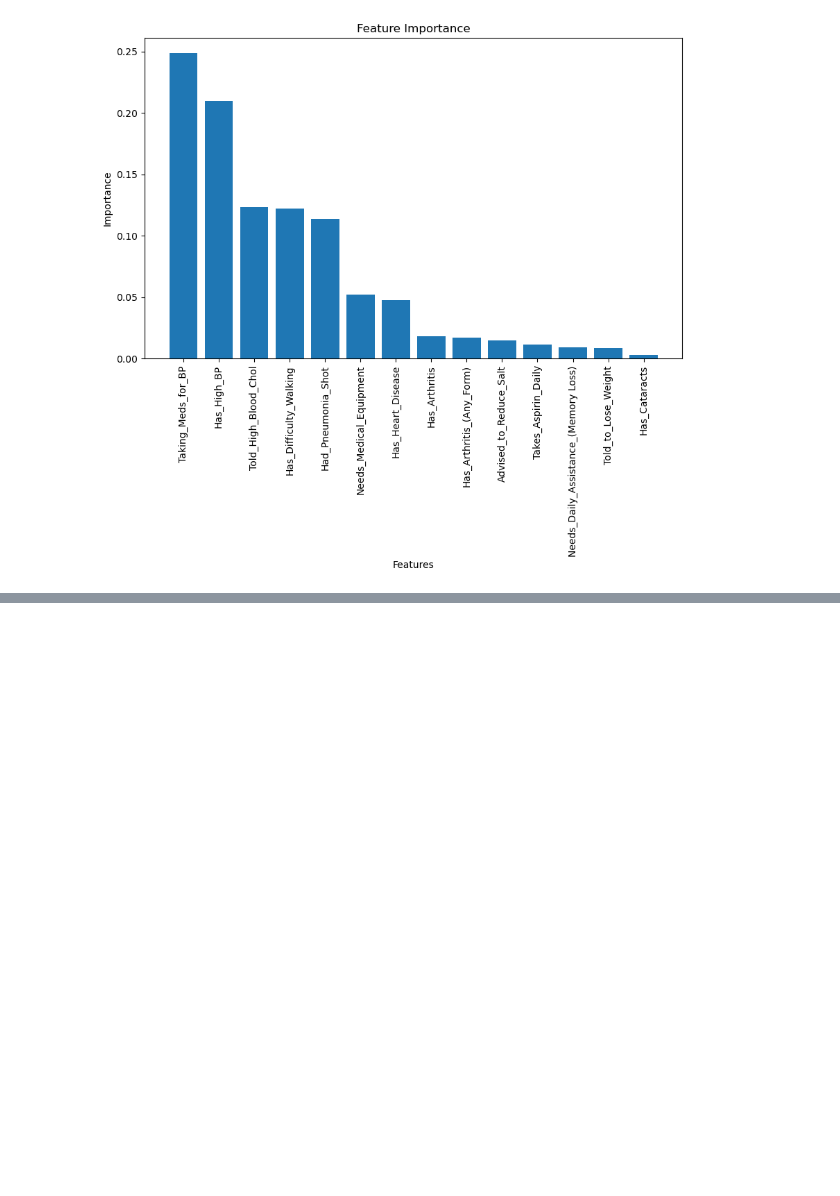
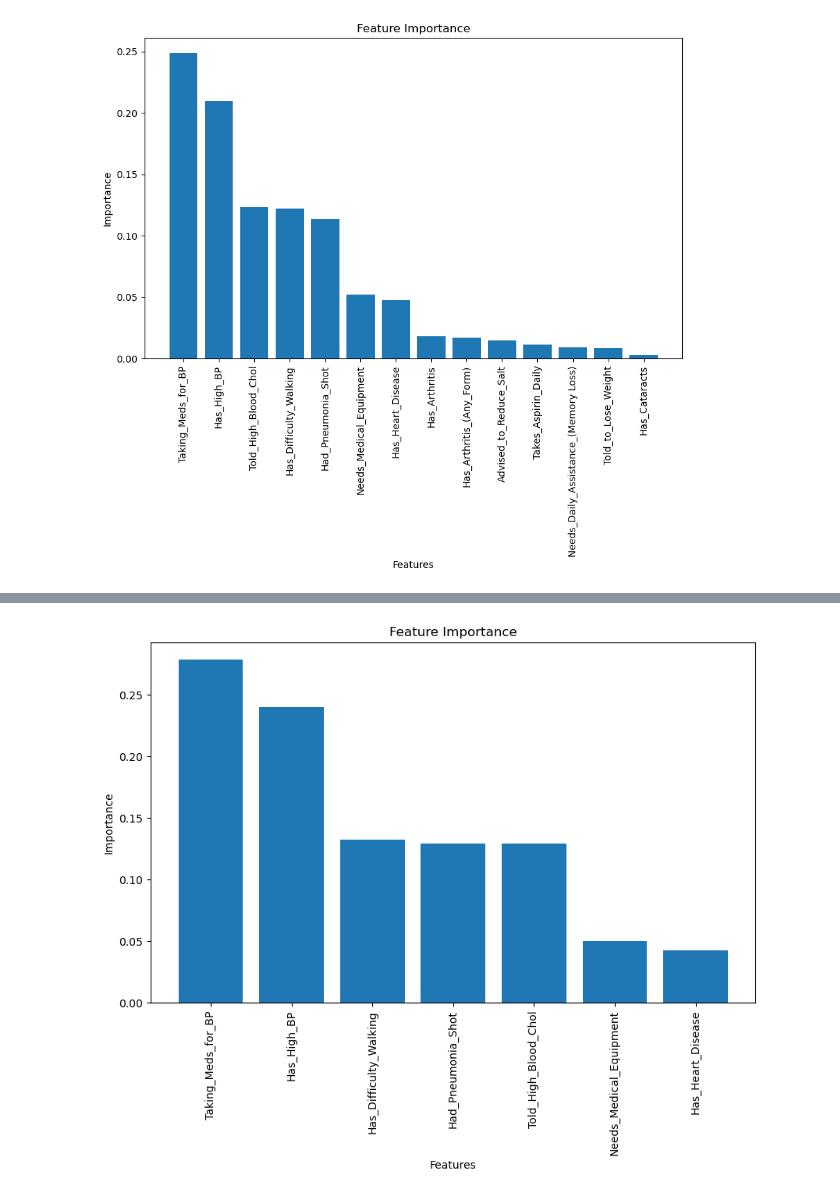
Before and after one commit to eddiephelanfortyfive/EPIC3, a Jupyter notebook: RandomForest.ipynb, the cells around one changed output, grey strips where cells are left out. Drawn from its saved outputs; the diff is of its cells as text; code cells hidden in the pictures; blank space fills up the shorter version.

```diff
--- a/RandomForest.ipynb
+++ b/RandomForest.ipynb
@@ -77,0 +96,21 @@ plt.show()
+# %%
+#loading dataset
+newDataset = pd.read_csv('random_forest_importanceV2.csv')
+# %%
+# Convert boolean columns to integers (True -> 1, False -> 0)
+bool_columns = ['Has_Diabetes', 'Has_High_BP', 'Has_Heart_Disease', 'Has_Difficulty_Walking', 'Told_High_Blood_Chol','Needs_Medical_Equipment','Taking_Meds_for_BP','Had_Pneumonia_Shot']
+for col in bool_columns:
+    newDataset[col] = dataset[col].astype(int)
+# %%
+#picking features (x) and target variable (y)
+x = newDataset.drop('Has_Diabetes', axis=1)
+y = newDataset['Has_Diabetes']
+
+#splitting data into test and training
+x_train, x_test, y_train, y_test = train_test_split(x, y, test_size=0.2, random_state=42)
+# %%
+#creating random forest model
+rf_model = RandomForestClassifier(n_estimators=100, random_state=42)
+
+#training the model
+rf_model.fit(x_train, y_train)
@@ -77,0 +146,20 @@ plt.show()
+# %%
+# Get feature importances
+importances = rf_model.feature_importances_
+
+# Sort feature importances in descending order
+indices = np.argsort(importances)[::-1]
+
+# Rearrange feature names based on feature importances
+names = [x_train.columns[i] for i in indices]
+
+# Plot the feature importances
+plt.figure(figsize=(10, 6))
+plt.title("Feature Importance")
+plt.bar(range(x_train.shape[1]), importances[indices])
+plt.xticks(range(x_train.shape[1]), names, rotation=90)
+plt.xlabel("Features")
+plt.ylabel("Importance")
+plt.show()
+# %% [output]
+[figure, added]
```
Also changed, not shown: parts of 4 cells of this notebook, 2 other files.
